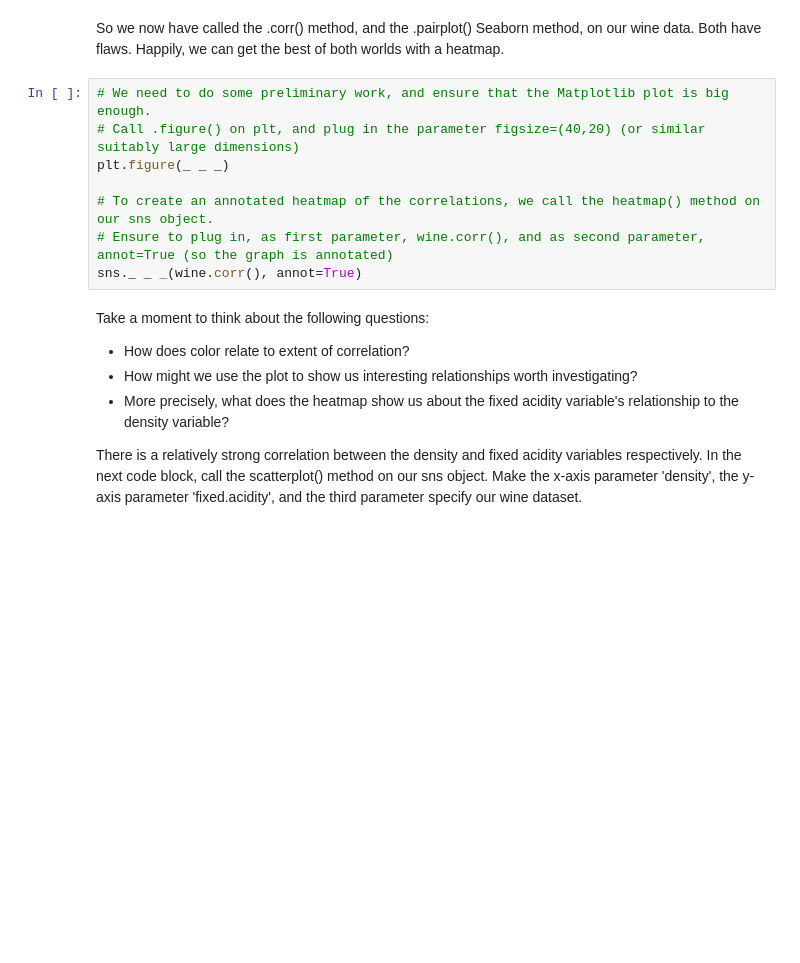
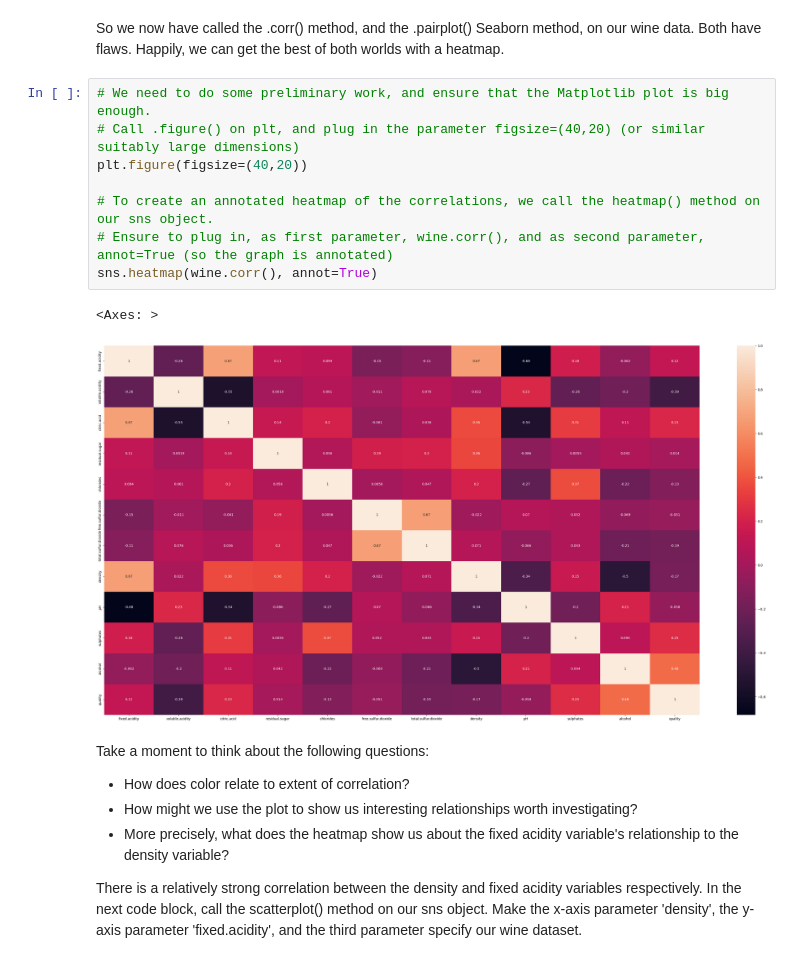
Before and after one commit to vanslykeaudio/SpringBoardDataScience, a Jupyter notebook: 11.4.1_Case_Study_-_Linear_Regression_1_/11.4.1 Case Study - Linear Regression/Springboard Regression Case Study - the Red Wine Dataset - Tier 1.ipynb, the cells around one changed output. Drawn from its saved outputs; the diff is of its cells as text; blank space fills up the shorter version.

```diff
--- a/11.4.1_Case_Study_-_Linear_Regression_1_/11.4.1 Case Study - Linear Regression/Springboard Regression Case Study - the Red Wine Dataset - Tier 1.ipynb
+++ b/11.4.1_Case_Study_-_Linear_Regression_1_/11.4.1 Case Study - Linear Regression/Springboard Regression Case Study - the Red Wine Dataset - Tier 1.ipynb
@@ -227,11 +230,14 @@ So we now have called the .corr() method, and the .pairplot() Seaborn method, on
 # %%
 # We need to do some preliminary work, and ensure that the Matplotlib plot is big enough.
 # Call .figure() on plt, and plug in the parameter figsize=(40,20) (or similar suitably large dimensions)
-plt.figure(_ _ _)
+plt.figure(figsize=(40,20))
 
 # To create an annotated heatmap of the correlations, we call the heatmap() method on our sns object.
 # Ensure to plug in, as first parameter, wine.corr(), and as second parameter, annot=True (so the graph is annotated)
-sns._ _ _(wine.corr(), annot=True)
+sns.heatmap(wine.corr(), annot=True)
+# %% [output]
+<Axes: >
+[figure, added]
 # %% [markdown]
 Take a moment to think about the following questions:
 - How does color relate to extent of correlation?
```
Also changed, not shown: parts of 3 cells of this notebook.
